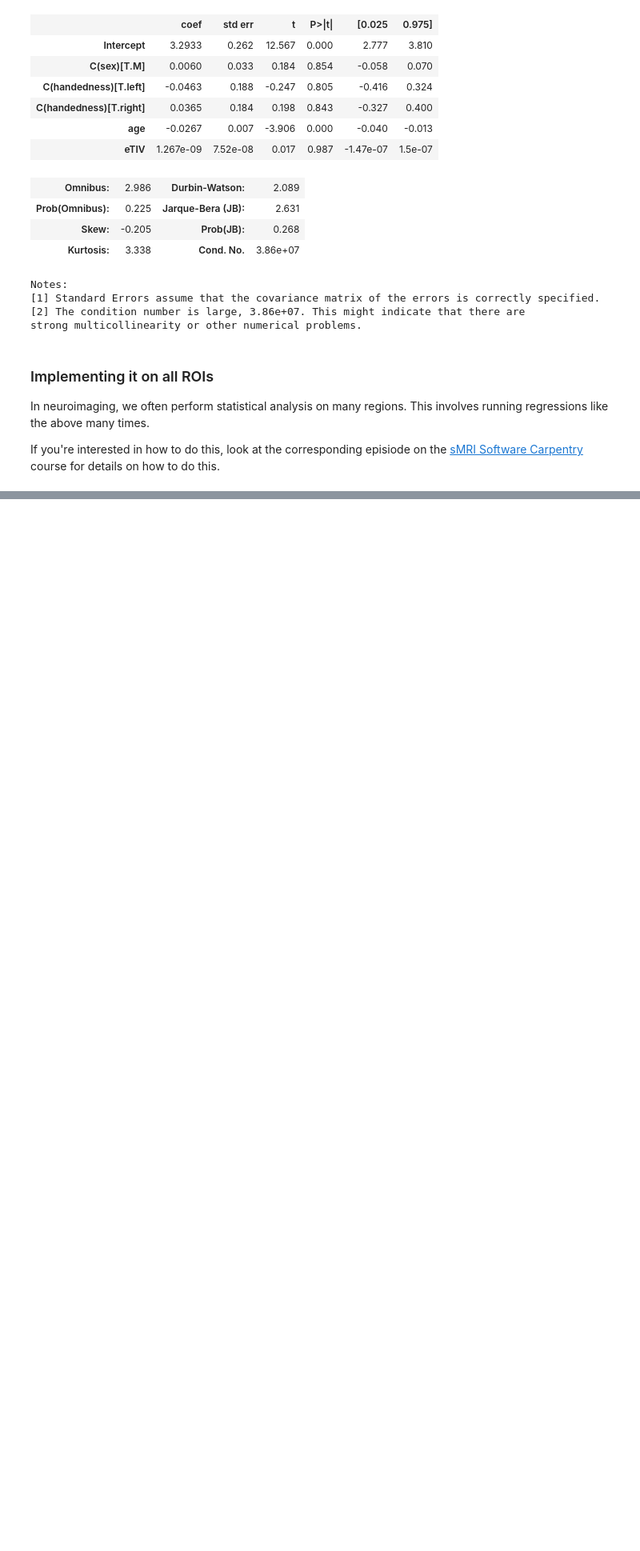
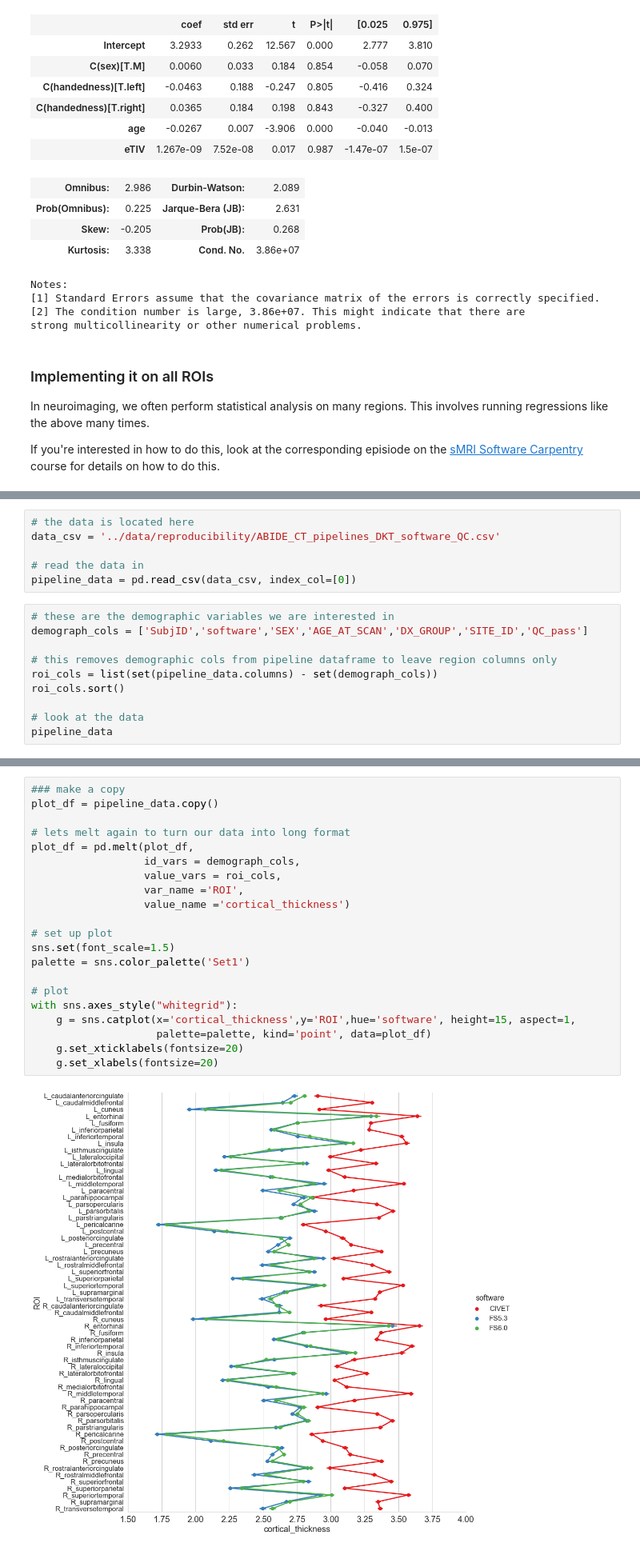
Before and after one commit to mary-tziraki/IDEAS_SDC, a Jupyter notebook: code/09-sMRI-stats-reproducibility.ipynb, the cells around one changed output, grey strips where cells are left out. Shown at 80% size. Cells and saved outputs as stored; diff of their text form; blank space fills up the shorter version.

Commit message:
added simplified reproducibility and challenge

```diff
--- a/code/09-sMRI-stats-reproducibility.ipynb
+++ b/code/09-sMRI-stats-reproducibility.ipynb
@@ -592,0 +600,16 @@ If you're interested in how to do this, look at the corresponding episiode on th
+# %%
+# the data is located here
+data_csv = '../data/reproducibility/ABIDE_CT_pipelines_DKT_software_QC.csv'
+
+# read the data in
+pipeline_data = pd.read_csv(data_csv, index_col=[0])
+# %%
+# these are the demographic variables we are interested in
+demograph_cols = ['SubjID','software','SEX','AGE_AT_SCAN','DX_GROUP','SITE_ID','QC_pass']
+
+# this removes demographic cols from pipeline dataframe to leave region columns only
+roi_cols = list(set(pipeline_data.columns) - set(demograph_cols))
+roi_cols.sort()
+
+# look at the data
+pipeline_data
@@ -592,0 +634,23 @@ If you're interested in how to do this, look at the corresponding episiode on th
+# %%
+### make a copy
+plot_df = pipeline_data.copy()
+
+# lets melt again to turn our data into long format
+plot_df = pd.melt(plot_df,
+                  id_vars = demograph_cols,
+                  value_vars = roi_cols,
+                  var_name ='ROI',
+                  value_name ='cortical_thickness')
+
+# set up plot
+sns.set(font_scale=1.5)
+palette = sns.color_palette('Set1')
+
+# plot
+with sns.axes_style("whitegrid"):
+    g = sns.catplot(x='cortical_thickness',y='ROI',hue='software', height=15, aspect=1,
+                    palette=palette, kind='point', data=plot_df)
+    g.set_xticklabels(fontsize=20)
+    g.set_xlabels(fontsize=20)
+# %% [output]
+[figure, added]
```
Also changed, not shown: parts of 9 cells of this notebook.
